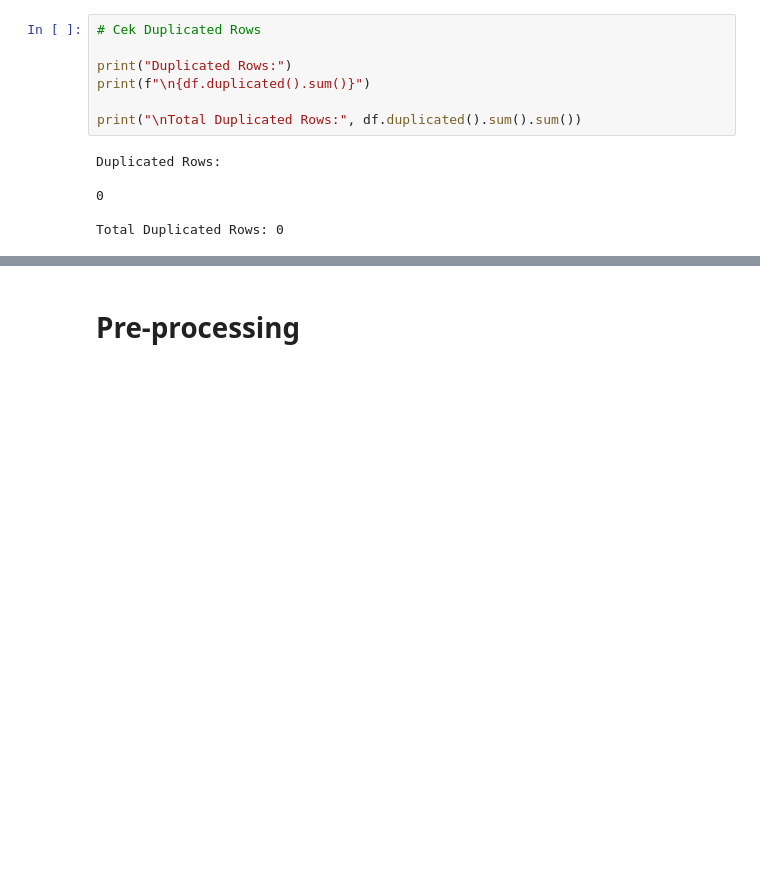
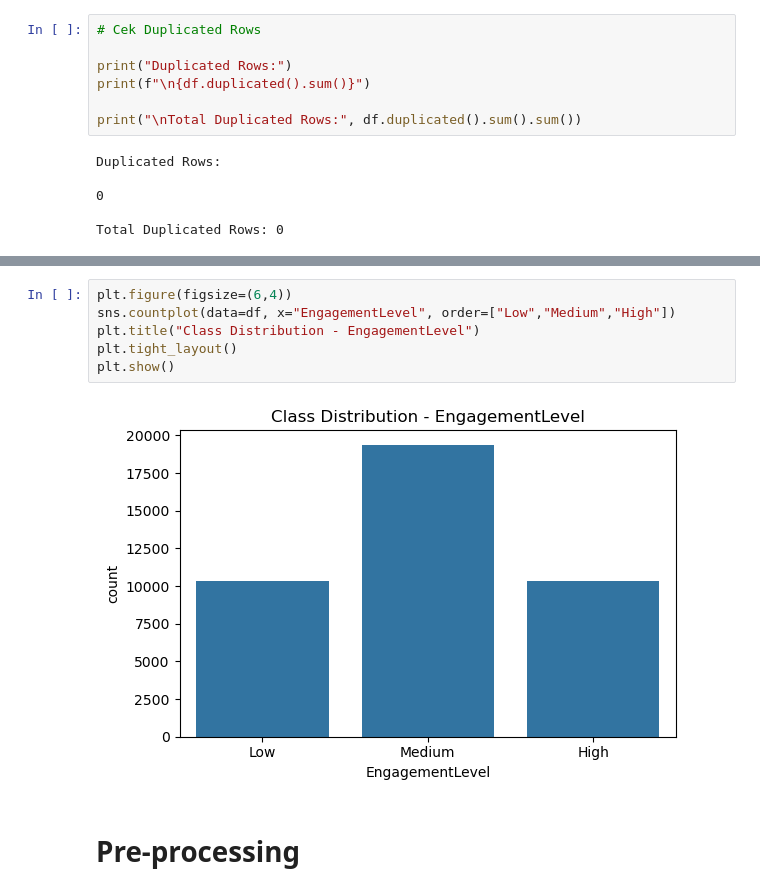
Before and after one commit to lutfialvarop/game-online-engagement, a Jupyter notebook: main.ipynb, the cells around one changed output, grey strips where cells are left out. Cells and saved outputs as stored; diff of their text form; blank space fills up the shorter version.

```diff
--- a/main.ipynb
+++ b/main.ipynb
@@ -195,3 +234,11 @@ AchievementsUnlocked: 0
+# %%
+plt.figure(figsize=(6,4))
+sns.countplot(data=df, x="EngagementLevel", order=["Low","Medium","High"])
+plt.title("Class Distribution - EngagementLevel")
+plt.tight_layout()
+plt.show()
+# %% [output]
+[figure, added]
 # %% [markdown]
 # Pre-processing
 # %%
```
Also changed, not shown: parts of 7 cells of this notebook, 1 other file.
